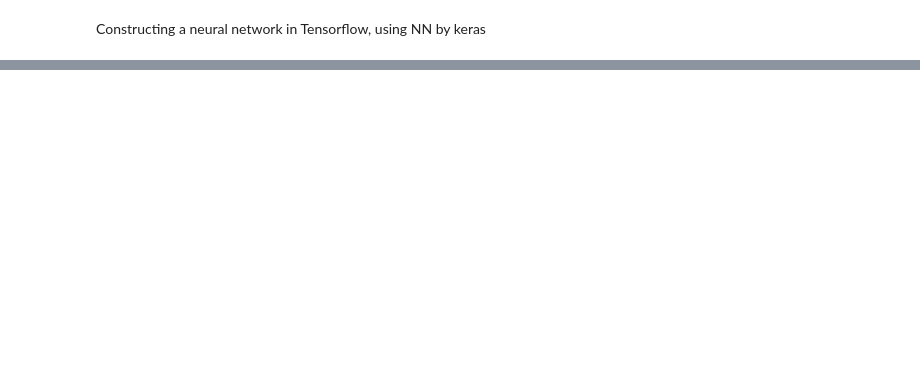
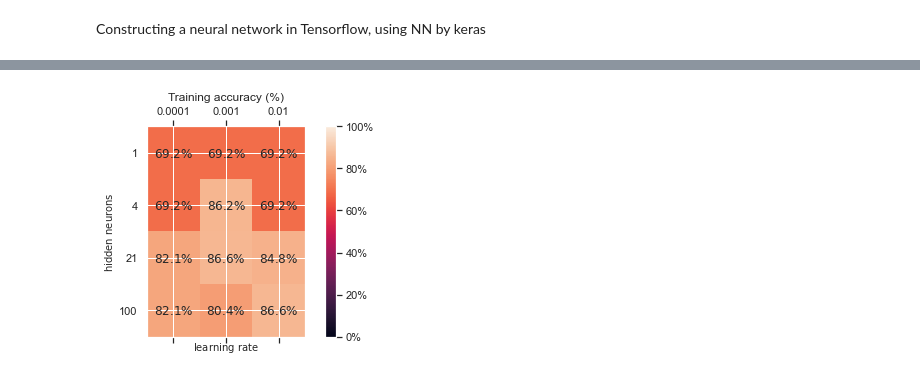
Before and after one commit to DeborahSelemon/MachineLearning_Erasmus, a Jupyter notebook: Project2_DKRS.ipynb, the cells around one changed output, grey strips where cells are left out. Drawn from its saved outputs; the diff is of its cells as text; code cells hidden in the pictures; blank space fills up the shorter version.

```diff
--- a/Project2_DKRS.ipynb
+++ b/Project2_DKRS.ipynb
@@ -496,0 +466,90 @@ Epoch 28/500
+# %%
+
+
+y_train=to_categorical(y_train)     #Convert labels to categorical when using categorical cross entropy
+y_test=to_categorical(y_test)
+
+# %%
+
+# Define tunable parameters"
+
+eta=np.logspace(-4,-2,3)                    #Define vector of learning rates (parameter to SGD optimiser)
+lamda=0.01                                  #Define hyperparameter
+n_layers=2                                  #Define number of hidden layers in the model
+n_neuron=np.logspace(0,2,4,dtype=int)       #Define number of neurons per layer
+epochs=100                                #Number of reiterations over the input data
+batch_size=100                            #Number of samples per gradient update
+
+# %%
+
+"""Define function to return Deep Neural Network model"""
+
+def NN_model(inputsize,n_layers,n_neuron,eta,lamda):
+    model=Sequential()
+    for i in range(n_layers):       #Run loop to add hidden layers to the model
+        if (i==0):                  #First layer requires input dimensions
+            model.add(Dense(n_neuron,activation='relu',kernel_regularizer=regularizers.l2(lamda),input_dim=inputsize))
+        else:                       #Subsequent layers are capable of automatic shape inferencing
+            model.add(Dense(n_neuron,activation='relu',kernel_regularizer=regularizers.l2(lamda)))
+    model.add(Dense(2,activation='softmax'))  #2 outputs - ordered and disordered (softmax for prob)
+    sgd=optimizers.SGD(lr=eta)
+    model.compile(loss='categorical_crossentropy',optimizer=sgd,metrics=['accuracy'])
+    return model
+
+
+Train_accuracy=np.zeros((len(n_neuron),len(eta)))      #Define matrices to store accuracy scores as a function
+Test_accuracy=np.zeros((len(n_neuron),len(eta)))       #of learning rate and number of hidden neurons for
+Test_loss=np.zeros((len(n_neuron),len(eta)))
+Train_loss=np.zeros((len(n_neuron),len(eta)))
+
+for i in range(len(n_neuron)):     #run loops over hidden neurons and learning rates to calculate
+    for j in range(len(eta)):      #accuracy scores
+        DNN_model=NN_model(X_train.shape[1],n_layers,n_neuron[i],eta[j],lamda)
+        DNN_model.fit(X_train,y_train,epochs=epochs,batch_size=batch_size,verbose=1)
+        Train_accuracy[i,j]=DNN_model.evaluate(X_train,y_train)[1]
+        Test_accuracy[i,j]=DNN_model.evaluate(X_test,y_test)[1]
+        Train_loss[i,j]=DNN_model.evaluate(X_train,y_train)[0]
+        Test_loss[i,j]=DNN_model.evaluate(X_test,y_test)[0]
+
+
+def plot_data(x,y,data,title=None):
+
+    # plot results
+    fontsize=10
+
+
+    fig = plt.figure()
+    ax = fig.add_subplot(111)
+    cax = ax.matshow(data, interpolation='nearest', vmin=0, vmax=1)
+
+    cbar=fig.colorbar(cax)
+    cbar.set_ticks([0,.2,.4,0.6,0.8,1.0])
+    cbar.set_ticklabels(['0%','20%','40%','60%','80%','100%'])
+
+    # put text on matrix elements
+    for i, x_val in enumerate(np.arange(len(x))):
+        for j, y_val in enumerate(np.arange(len(y))):
+            c = "${0:.1f}\\%$".format( 100*data[j,i])
+            ax.text(x_val, y_val, c, va='center', ha='center')
+
+    # convert axis vaues to to string labels
+    x=[str(i) for i in x]
+    y=[str(i) for i in y]
+
+
+    ax.set_xticklabels(['']+x)
+    ax.set_yticklabels(['']+y)
+
+    ax.set_xlabel('$\\mathrm{learning\\ rate}$',fontsize=fontsize)
+    ax.set_ylabel('$\\mathrm{hidden\\ neurons}$',fontsize=fontsize)
+    if title is not None:
+        ax.set_title(title)
+
+    plt.tight_layout()
+
+    plt.show()
+plot_data(eta,n_neuron,Train_accuracy, 'Training accuracy (%)')
+plot_data(eta,n_neuron,Test_accuracy, 'Testing accuracy (%)')
+plot_data(eta,n_neuron,Train_loss, 'Training loss (%)')
+plot_data(eta,n_neuron,Test_loss, 'Testing loss (%)')
+# %% [output]
@@ -496,0 +573 @@ Epoch 28/500
+[figure, added]
```
Also changed, not shown: parts of 12 cells of this notebook.
